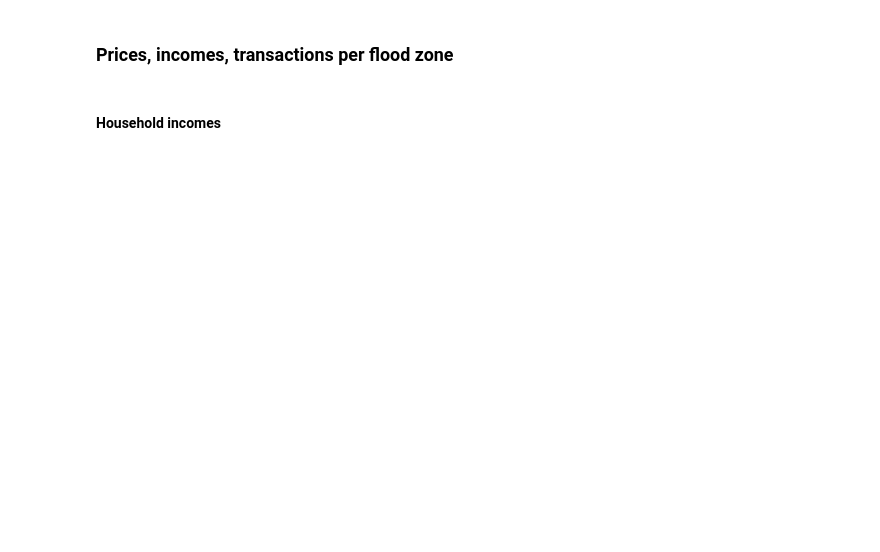
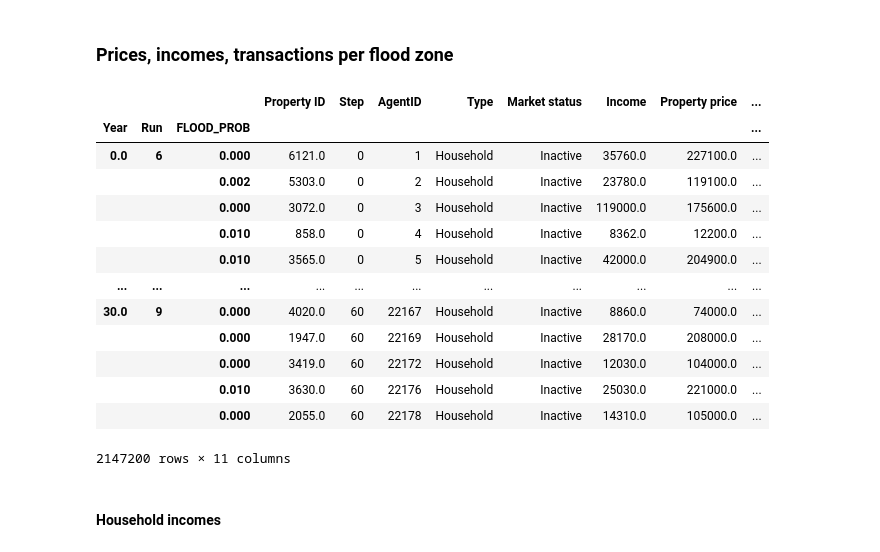
Before and after one commit to lizverbeek/RHEA_model, a Jupyter notebook: output_analysis_Beaufort.ipynb, the cells around one changed output. Cells and saved outputs as stored; diff of their text form; code cells hidden in the pictures; blank space fills up the shorter version.

```diff
--- a/output_analysis_Beaufort.ipynb
+++ b/output_analysis_Beaufort.ipynb
@@ -66,31 +82,46 @@ spatial_df = spatial_df.drop([2, 4, 153, 923, 966, 1042, 1283, 1290, 1492, 1710,
 # %%
 buyers_df_list = []
 owners_df_list = []
 i = 0
 for file in os.listdir(results_path):
-    if file.startswith("agent"):
+    if file.startswith("agent") and file.endswith("pkl"):
         agent_df = pd.read_pickle(results_path + file)
         buyers_df = agent_df[(agent_df["Type"] == "Household") & (agent_df['Property ID'].isna())].copy()
         buyers_df["Run"] = int(file.split("]")[0][-1])
         buyers_df_list.append(buyers_df)
         owners_df = agent_df[(agent_df["Type"] == "Household") & (~agent_df['Property ID'].isna())].copy()
         owners_df["Run"] = int(file.split("]")[0][-1])
         owners_df_list.append(owners_df)
         i += 1
 
 owners_df = pd.concat(owners_df_list)
 owners_df = owners_df.reset_index().set_index("Property ID")
 owners_df["FLOOD_PROB"] = spatial_df["FLOOD_PROB"]
 owners_df["Year"] = 0.5 * owners_df["Step"]
 owners_df["geometry"] = spatial_df["geometry"]
 owners_df = gpd.GeoDataFrame(owners_df)
 owners_df = owners_df.reset_index().set_index(["Year", "Run", "FLOOD_PROB"])
 
 buyers_df = pd.concat(buyers_df_list).reset_index()
 buyers_df["Year"] = 0.5 * buyers_df["Step"]
 buyers_df = buyers_df.set_index(["Year", "Run"])
 
 owners_df
+# %% [output]
+|  |  |  | Property ID | Step | AgentID | Type | Market status | Income | Property price | ... |
+| Year | Run | FLOOD_PROB |  |  |  |  |  |  |  | ... |
+| 0.0 | 6 | 0.000 | 6121.0 | 0 | 1 | Household | Inactive | 35760.0 | 227100.0 | ... |
+|  |  | 0.002 | 5303.0 | 0 | 2 | Household | Inactive | 23780.0 | 119100.0 | ... |
+|  |  | 0.000 | 3072.0 | 0 | 3 | Household | Inactive | 119000.0 | 175600.0 | ... |
+|  |  | 0.010 | 858.0 | 0 | 4 | Household | Inactive | 8362.0 | 12200.0 | ... |
+|  |  | 0.010 | 3565.0 | 0 | 5 | Household | Inactive | 42000.0 | 204900.0 | ... |
+| ... | ... | ... | ... | ... | ... | ... | ... | ... | ... | ... |
+| 30.0 | 9 | 0.000 | 4020.0 | 60 | 22167 | Household | Inactive | 8860.0 | 74000.0 | ... |
+|  |  | 0.000 | 1947.0 | 60 | 22169 | Household | Inactive | 28170.0 | 208000.0 | ... |
+|  |  | 0.000 | 3419.0 | 60 | 22172 | Household | Inactive | 12030.0 | 104000.0 | ... |
+|  |  | 0.010 | 3630.0 | 60 | 22176 | Household | Inactive | 25030.0 | 221000.0 | ... |
+|  |  | 0.000 | 2055.0 | 60 | 22178 | Household | Inactive | 14310.0 | 105000.0 | ... |
+2147200 rows × 11 columns
 # %% [markdown]
 #### Household incomes
 # %%
```
Also changed, not shown: parts of 23 cells of this notebook, 24 other files.
